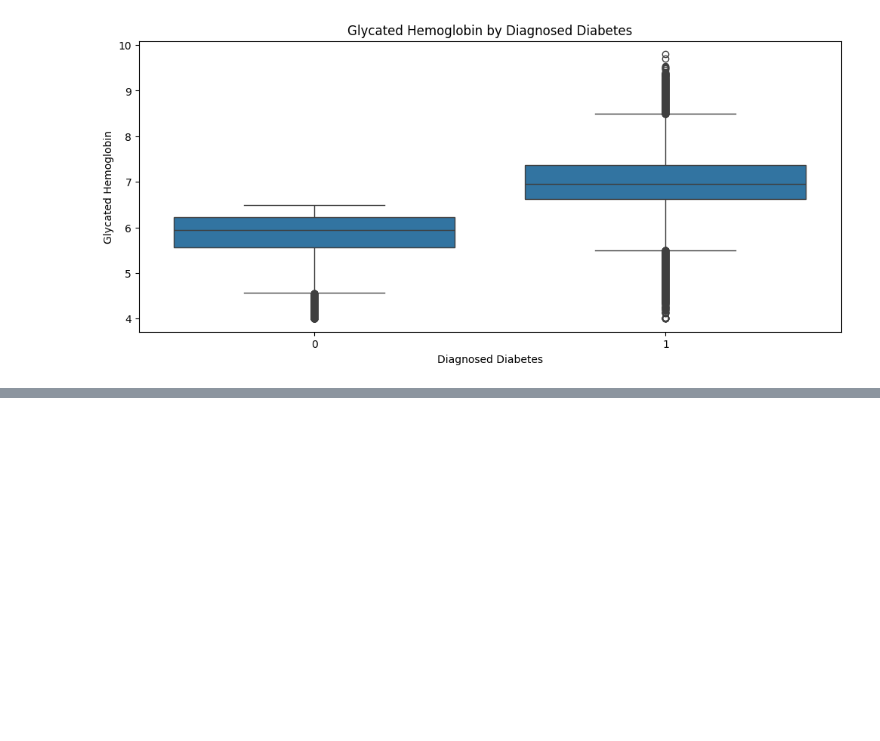
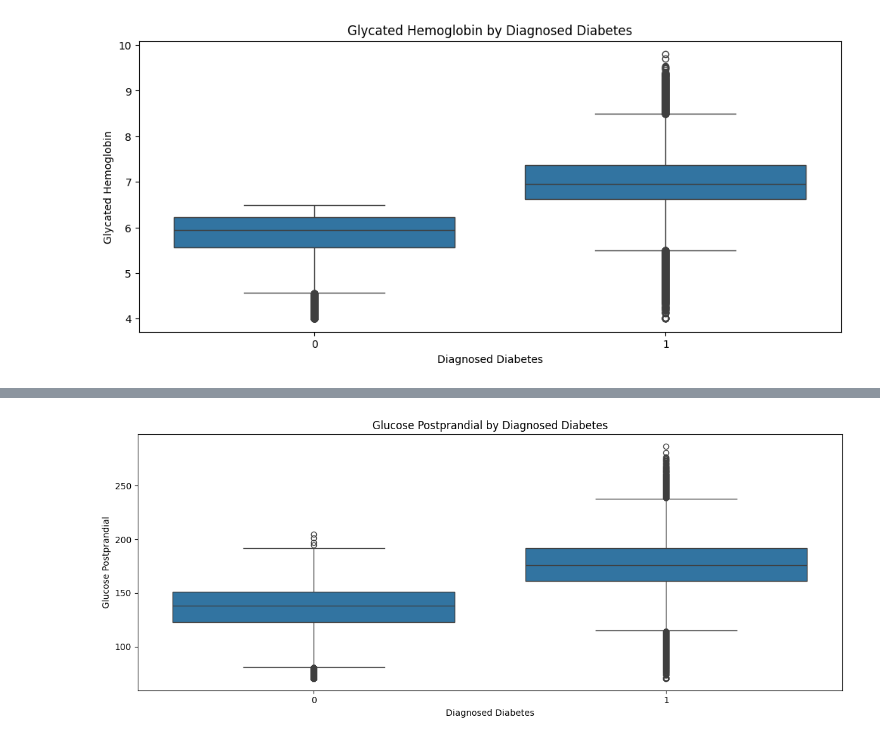
Before and after one commit to tpsilva22/teabetes, a Jupyter notebook: notebooks/correlations.ipynb, the cells around one changed output, grey strips where cells are left out. Cells and saved outputs as stored; diff of their text form; code cells hidden in the pictures; blank space fills up the shorter version.

```diff
--- a/notebooks/correlations.ipynb
+++ b/notebooks/correlations.ipynb
@@ -157,0 +179,11 @@ plt.show()
+# %%
+# Glucose Postprandial vs Diagnosed Diabetes (Boxplot)
+plt.figure(figsize=(12, 5))
+sns.boxplot(data=diabetes, x="diagnosed_diabetes", y="glucose_postprandial")
+plt.title("Glucose Postprandial by Diagnosed Diabetes")
+plt.xlabel("Diagnosed Diabetes")
+plt.ylabel("Glucose Postprandial")
+plt.tight_layout()
+plt.show()
+# %% [output]
+[figure, added]
```
Also changed, not shown: parts of 5 cells of this notebook.
